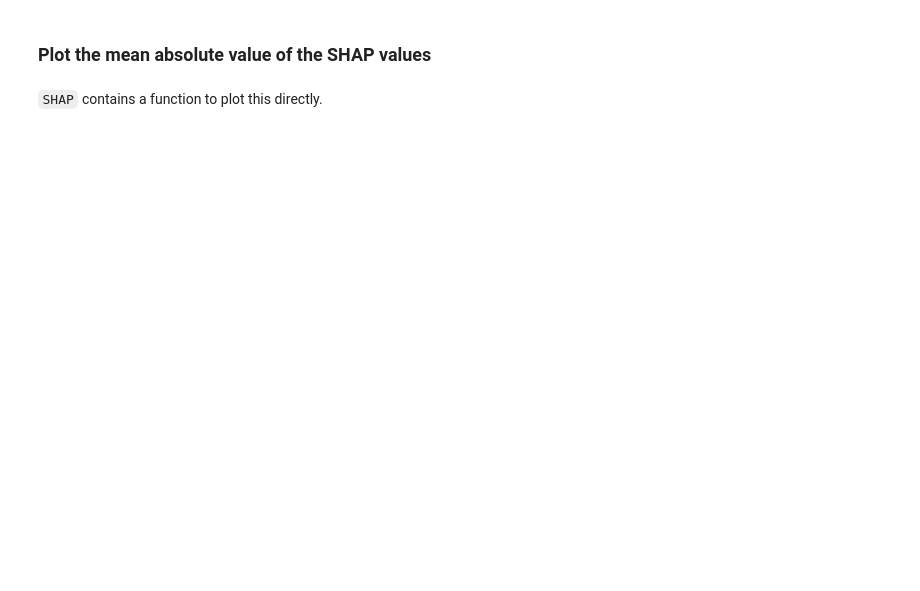
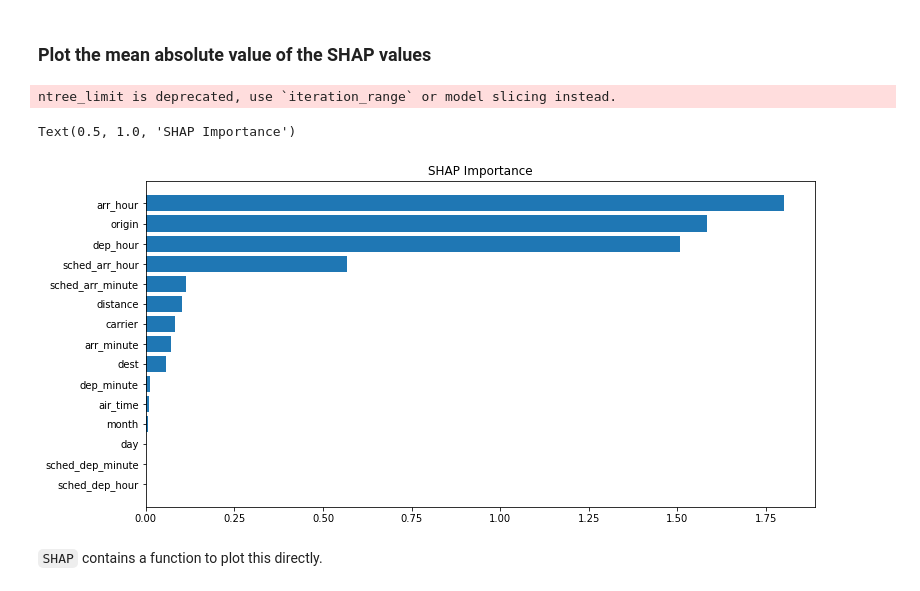
Before and after one commit to rasgointelligence/feature-engineering-tutorials, a Jupyter notebook: Feature Importance/XGBoost Feature Importance.ipynb, the cells around one changed output. Drawn from its saved outputs; the diff is of its cells as text; code cells hidden in the pictures; blank space fills up the shorter version.

Commit message:
Fixed predict call in XGBoost Feature Importance

```diff
--- a/Feature Importance/XGBoost Feature Importance.ipynb
+++ b/Feature Importance/XGBoost Feature Importance.ipynb
@@ -134,13 +140,17 @@ plt.title('Permutation Importance')
 ### Plot the mean absolute value of the SHAP values
 # %%
 explainer = shap.Explainer(model)
-shap_values = explainer(X_test_loo)
+shap_values = explainer(np.ascontiguousarray(X_test_loo))
 shap_importance = shap_values.abs.mean(0).values
 sorted_idx = shap_importance.argsort()
 fig = plt.figure(figsize=(12, 6))
 plt.barh(range(len(sorted_idx)), shap_importance[sorted_idx], align='center')
 plt.yticks(range(len(sorted_idx)), np.array(X_test.columns)[sorted_idx])
 plt.title('SHAP Importance')
+# %% [output]
+ntree_limit is deprecated, use `iteration_range` or model slicing instead.
+Text(0.5, 1.0, 'SHAP Importance')
+[figure, added]
 # %% [markdown]
 `SHAP` contains a function to plot this directly.
 # %%
```
Also changed, not shown: parts of 4 cells of this notebook.
